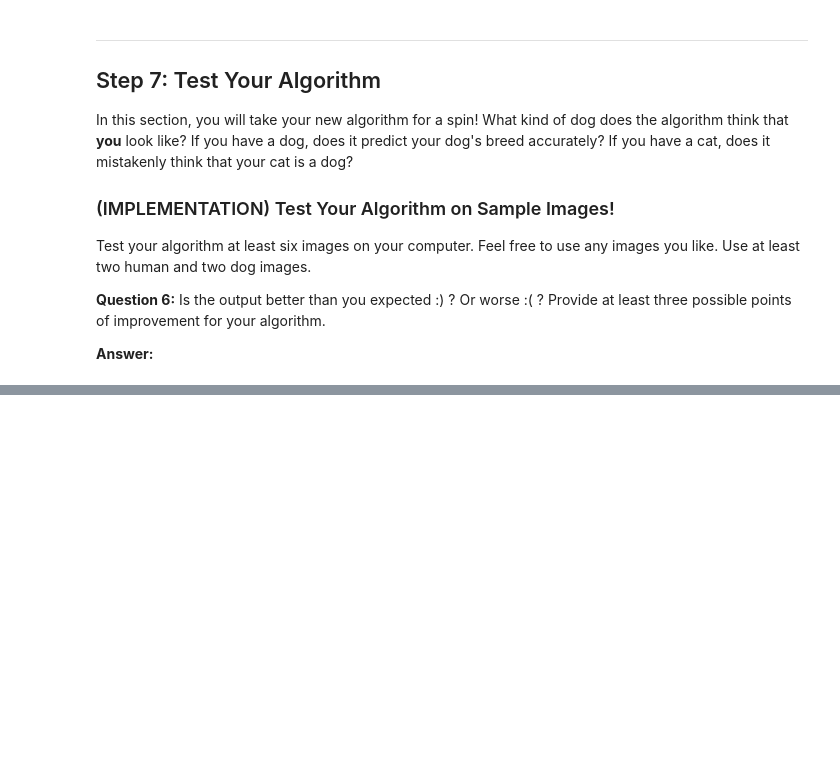
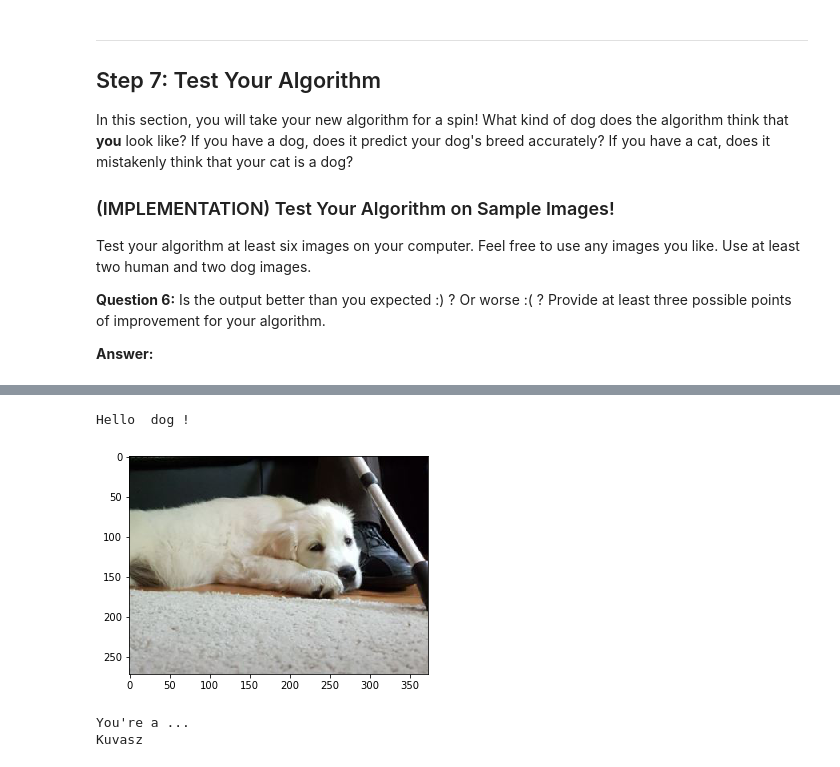
Before and after one commit to heidekrueger/dog-project, a Jupyter notebook: dog_app.ipynb, the cells around one changed output, grey strips where cells are left out. Cells and saved outputs as stored; diff of their text form; code cells hidden in the pictures; blank space fills up the shorter version.

```diff
--- a/dog_app.ipynb
+++ b/dog_app.ipynb
@@ -727,0 +829,7 @@ __Answer:__
+# %%
+dog_breed_detector('images/lotta.jpg')
+# %% [output]
+Hello  dog !
+[figure, added]
+You're a ...
+Kuvasz
```
Also changed, not shown: parts of 31 cells of this notebook, 1 other file.
